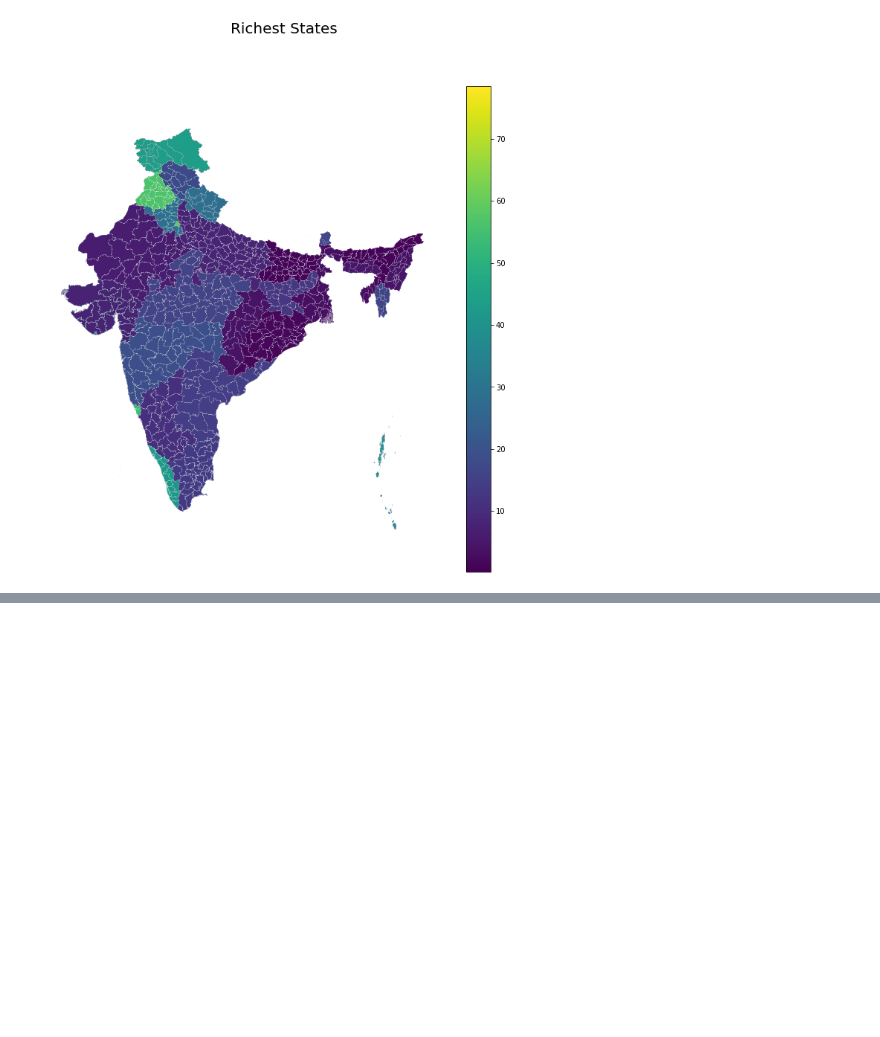
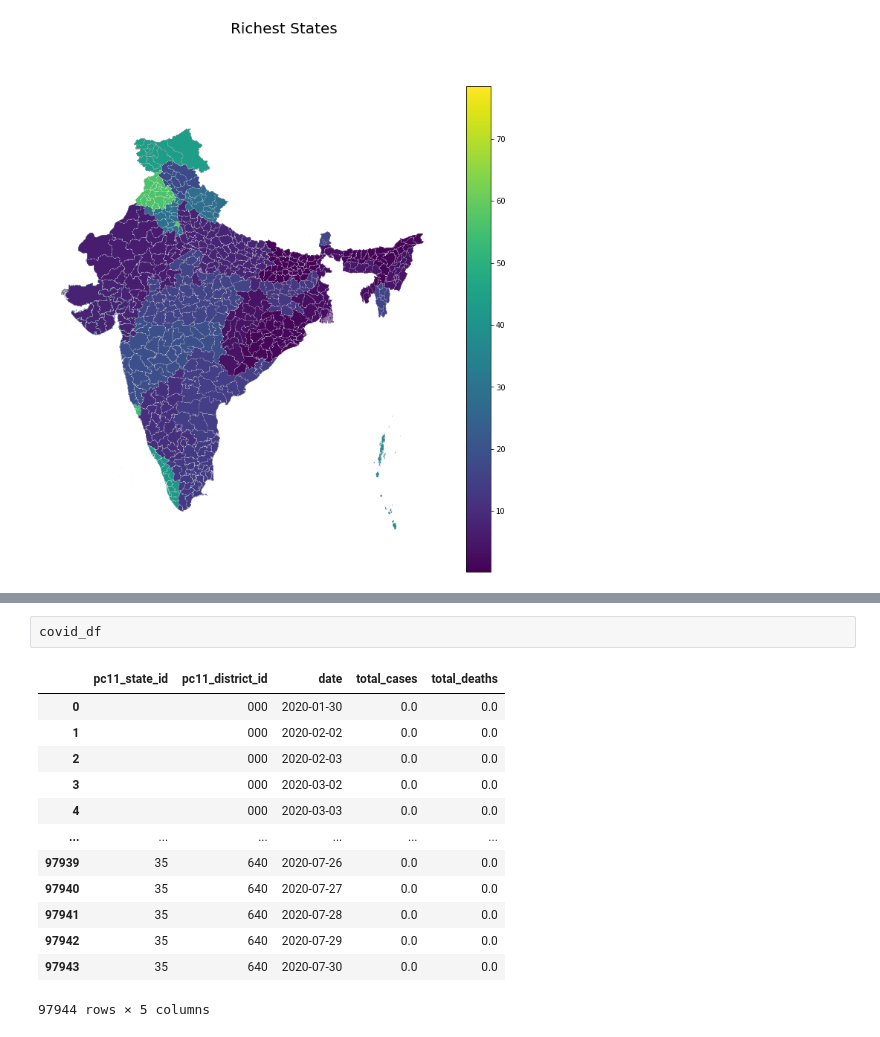
Before and after one commit to lekhanam12/datascience, a Jupyter notebook: map_cleaned.ipynb, the cells around one changed output, grey strips where cells are left out. Drawn from its saved outputs; the diff is of its cells as text; blank space fills up the shorter version.

```diff
--- a/map_cleaned.ipynb
+++ b/map_cleaned.ipynb
@@ -99,0 +146,16 @@ plt.show()
+# %%
+covid_df
+# %% [output]
+|  | pc11_state_id | pc11_district_id | date | total_cases | total_deaths |
+| 0 |  | 000 | 2020-01-30 | 0.0 | 0.0 |
+| 1 |  | 000 | 2020-02-02 | 0.0 | 0.0 |
+| 2 |  | 000 | 2020-02-03 | 0.0 | 0.0 |
+| 3 |  | 000 | 2020-03-02 | 0.0 | 0.0 |
+| 4 |  | 000 | 2020-03-03 | 0.0 | 0.0 |
+| ... | ... | ... | ... | ... | ... |
+| 97939 | 35 | 640 | 2020-07-26 | 0.0 | 0.0 |
+| 97940 | 35 | 640 | 2020-07-27 | 0.0 | 0.0 |
+| 97941 | 35 | 640 | 2020-07-28 | 0.0 | 0.0 |
+| 97942 | 35 | 640 | 2020-07-29 | 0.0 | 0.0 |
+| 97943 | 35 | 640 | 2020-07-30 | 0.0 | 0.0 |
+97944 rows × 5 columns
```
Also changed, not shown: parts of 8 cells of this notebook, 5 other files.
